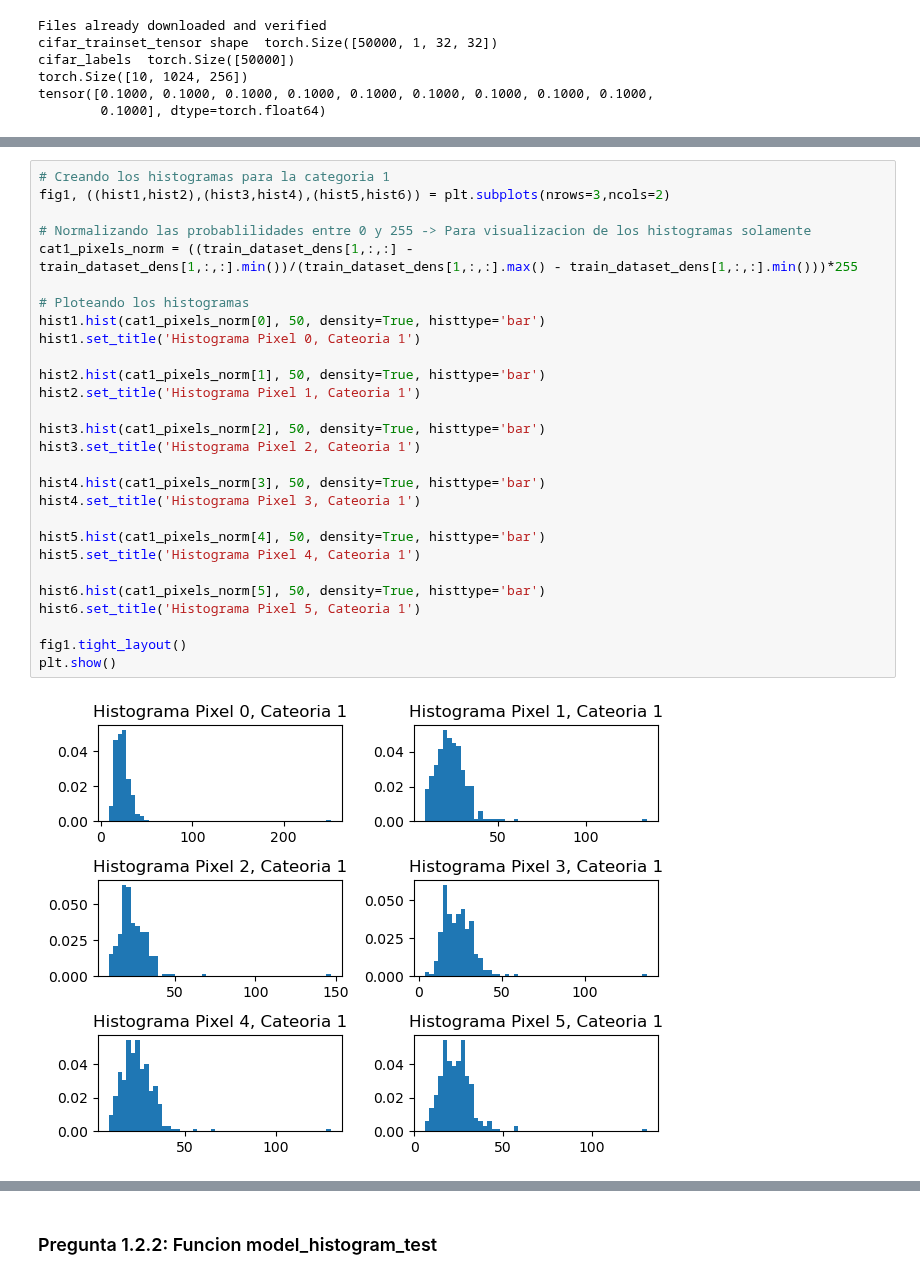
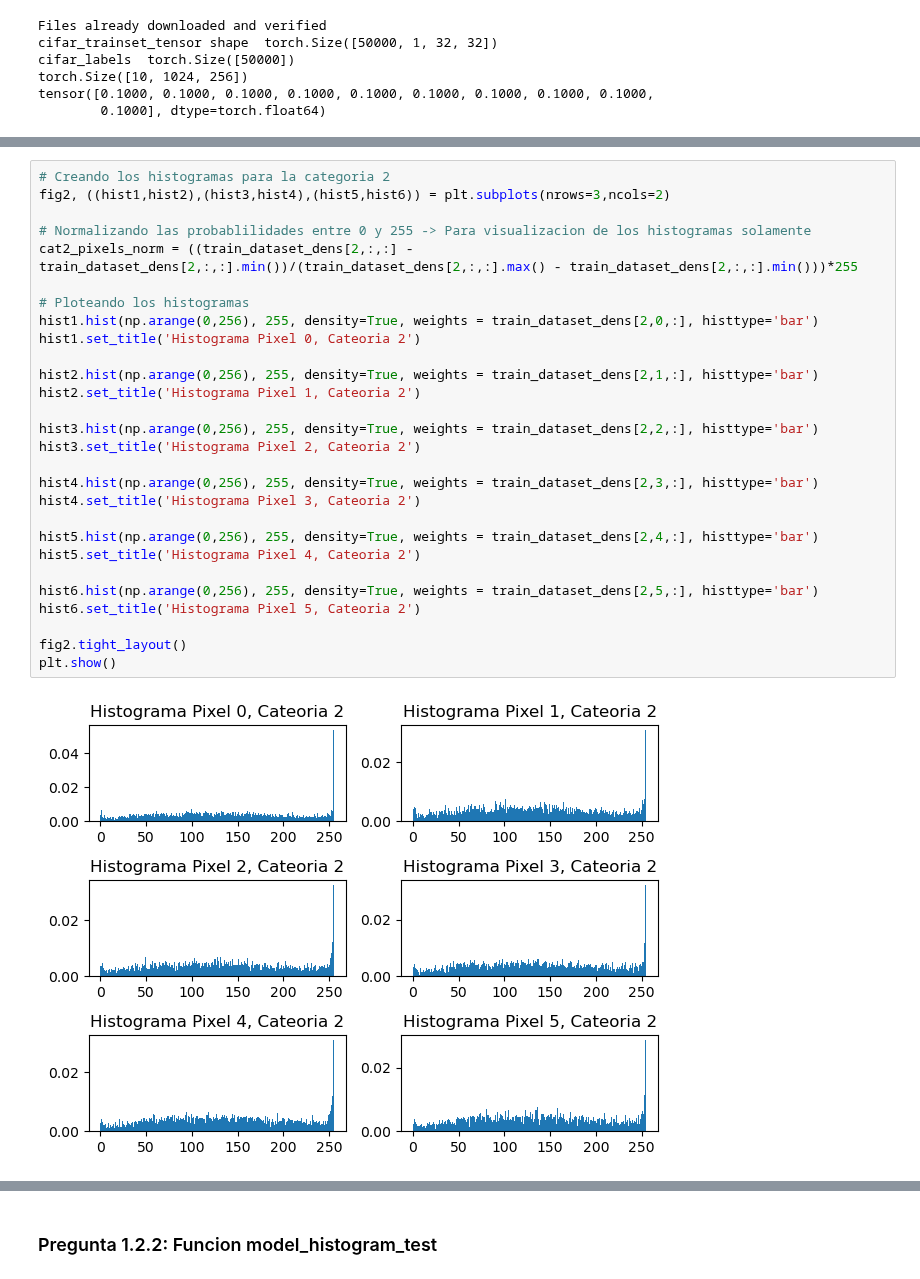
Before and after one commit to YoksanVC/TEC_DataScienceCert, a Jupyter notebook: Module_3_Estadistica_CienciaDatos/Trabajo_Practico_1_Bayes/TrabajoPractico1_Bayes.ipynb, the cells around one changed output, grey strips where cells are left out. Cells and saved outputs as stored; diff of their text form.

```diff
--- a/Module_3_Estadistica_CienciaDatos/Trabajo_Practico_1_Bayes/TrabajoPractico1_Bayes.ipynb
+++ b/Module_3_Estadistica_CienciaDatos/Trabajo_Practico_1_Bayes/TrabajoPractico1_Bayes.ipynb
@@ -225,30 +252,30 @@ tensor([0.1000, 0.1000, 0.1000, 0.1000, 0.1000, 0.1000, 0.1000, 0.1000, 0.1000,
 # %%
-# Creando los histogramas para la categoria 1
-fig1, ((hist1,hist2),(hist3,hist4),(hist5,hist6)) = plt.subplots(nrows=3,ncols=2)
+# Creando los histogramas para la categoria 2
+fig2, ((hist1,hist2),(hist3,hist4),(hist5,hist6)) = plt.subplots(nrows=3,ncols=2)
 
 # Normalizando las probablilidades entre 0 y 255 -> Para visualizacion de los histogramas solamente
-cat1_pixels_norm = ((train_dataset_dens[1,:,:] - train_dataset_dens[1,:,:].min())/(train_dataset_dens[1,:,:].max() - train_dataset_dens[1,:,:].min()))*255
+cat2_pixels_norm = ((train_dataset_dens[2,:,:] - train_dataset_dens[2,:,:].min())/(train_dataset_dens[2,:,:].max() - train_dataset_dens[2,:,:].min()))*255
 
 # Ploteando los histogramas
-hist1.hist(cat1_pixels_norm[0], 50, density=True, histtype='bar')
-hist1.set_title('Histograma Pixel 0, Cateoria 1')
+hist1.hist(np.arange(0,256), 255, density=True, weights = train_dataset_dens[2,0,:], histtype='bar')
+hist1.set_title('Histograma Pixel 0, Cateoria 2')
 
-hist2.hist(cat1_pixels_norm[1], 50, density=True, histtype='bar')
-hist2.set_title('Histograma Pixel 1, Cateoria 1')
+hist2.hist(np.arange(0,256), 255, density=True, weights = train_dataset_dens[2,1,:], histtype='bar')
+hist2.set_title('Histograma Pixel 1, Cateoria 2')
 
-hist3.hist(cat1_pixels_norm[2], 50, density=True, histtype='bar')
-hist3.set_title('Histograma Pixel 2, Cateoria 1')
+hist3.hist(np.arange(0,256), 255, density=True, weights = train_dataset_dens[2,2,:], histtype='bar')
+hist3.set_title('Histograma Pixel 2, Cateoria 2')
 
-hist4.hist(cat1_pixels_norm[3], 50, density=True, histtype='bar')
-hist4.set_title('Histograma Pixel 3, Cateoria 1')
+hist4.hist(np.arange(0,256), 255, density=True, weights = train_dataset_dens[2,3,:], histtype='bar')
+hist4.set_title('Histograma Pixel 3, Cateoria 2')
 
-hist5.hist(cat1_pixels_norm[4], 50, density=True, histtype='bar')
-hist5.set_title('Histograma Pixel 4, Cateoria 1')
+hist5.hist(np.arange(0,256), 255, density=True, weights = train_dataset_dens[2,4,:], histtype='bar')
+hist5.set_title('Histograma Pixel 4, Cateoria 2')
 
-hist6.hist(cat1_pixels_norm[5], 50, density=True, histtype='bar')
-hist6.set_title('Histograma Pixel 5, Cateoria 1')
+hist6.hist(np.arange(0,256), 255, density=True, weights = train_dataset_dens[2,5,:], histtype='bar')
+hist6.set_title('Histograma Pixel 5, Cateoria 2')
 
-fig1.tight_layout()
+fig2.tight_layout()
 plt.show()
 # %% [output]
-[figure, old version]
+[figure, new version]
```
Also changed, not shown: parts of 27 cells of this notebook, 1 other file.
